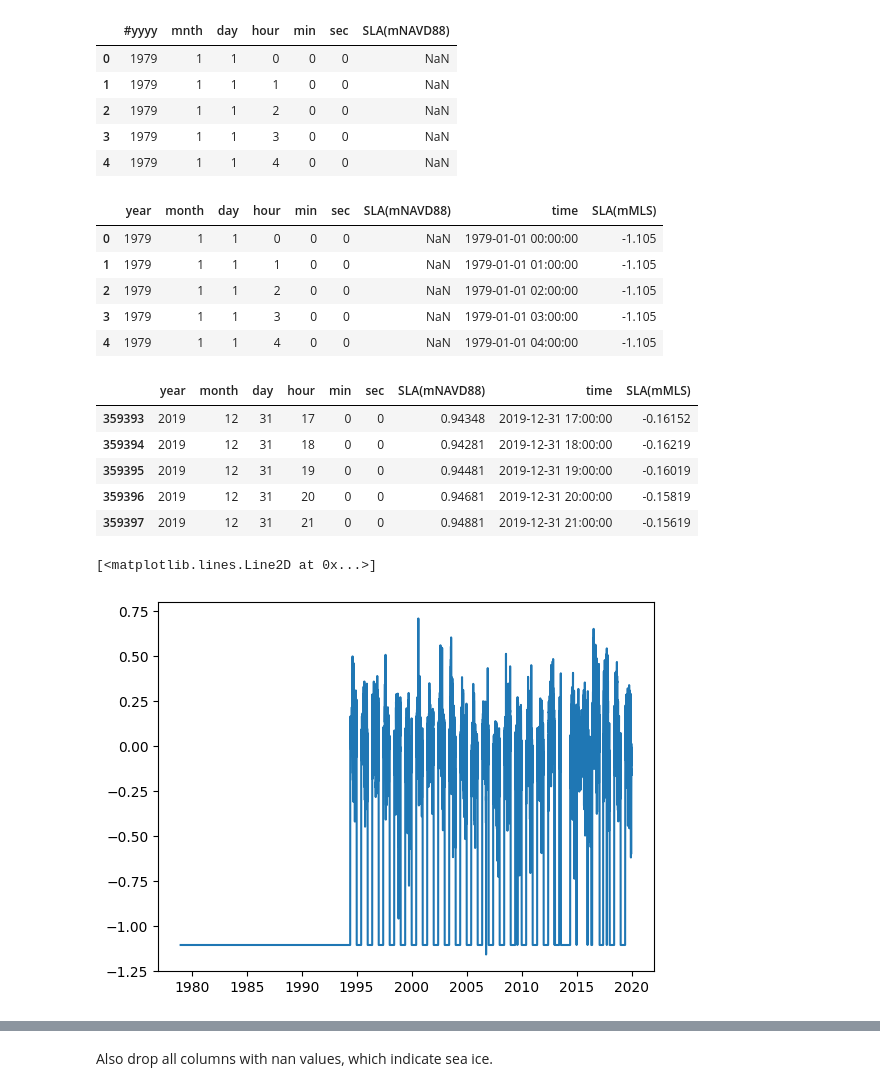
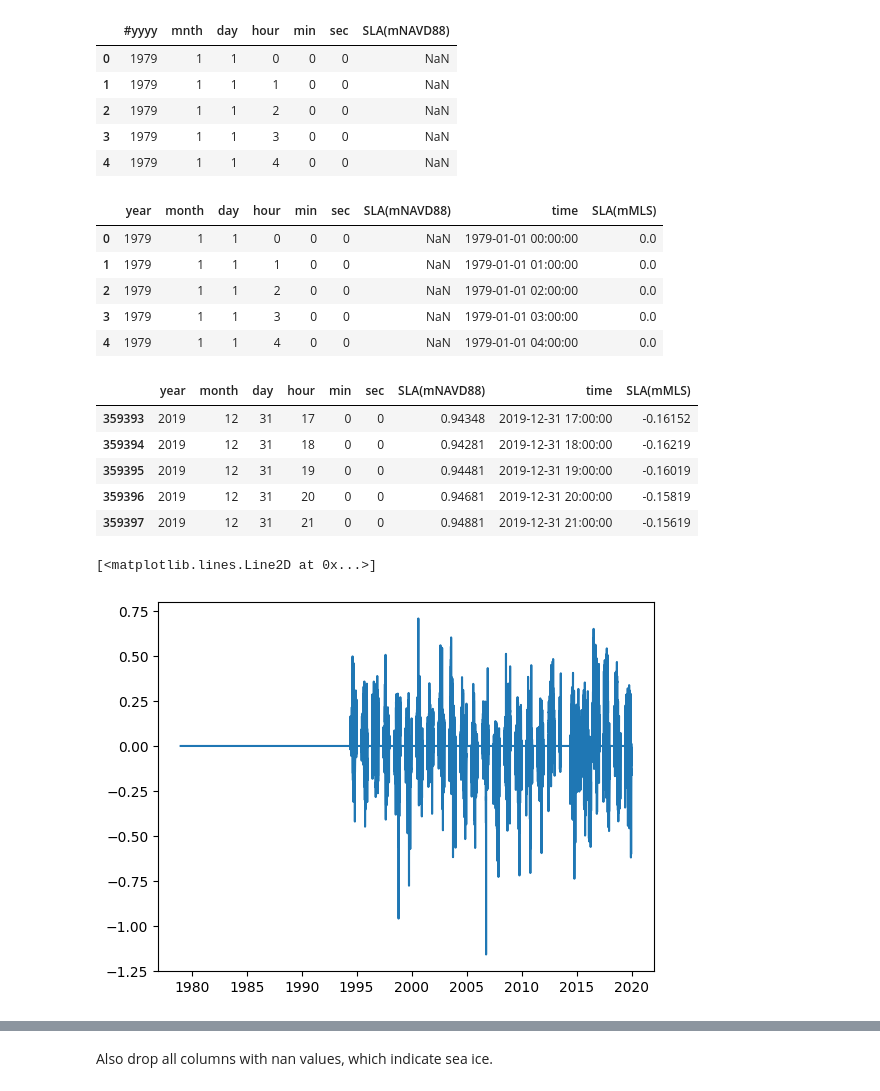
Before and after one commit to khdebruijn/thermo-morphological-model, a Jupyter notebook: database/engelstad_and_nederhoff_waves_to_timeseries.ipynb, the cells around one changed output, grey strips where cells are left out. Saved outputs shown, nothing was run; the diff lists cells and outputs as text; code cells hidden in the pictures.

```diff
--- a/database/engelstad_and_nederhoff_waves_to_timeseries.ipynb
+++ b/database/engelstad_and_nederhoff_waves_to_timeseries.ipynb
@@ -449,34 +449,34 @@ df_anomaly.head()
 # %%
 # add time column
 df_anomaly.rename(columns={"#yyyy":'year', 'mnth':'month'}, inplace=True)
 df_anomaly['time'] = pd.to_datetime(df_anomaly[['year', 'month', 'day', 'hour']])
 
 # replace nan values with zero and convert to MSL
-df_anomaly['SLA(mMLS)'] = df_anomaly['SLA(mNAVD88)'].fillna(0) - conversion_value
+df_anomaly['SLA(mMLS)'] = (df_anomaly['SLA(mNAVD88)']- conversion_value).fillna(0)
 
 # finally, only keep values in our date range
 df_anomaly = df_anomaly[(df_anomaly['time'] >= pd.Timestamp(start_time)) & (df_anomaly['time'] <= pd.Timestamp(end_time))]
 
 # let's see the result
 display(df_anomaly.head())
 display(df_anomaly.tail())
 
 plt.plot(df_anomaly.time.values, df_anomaly['SLA(mMLS)'].values)
 # %% [output]
 |  | year | month | day | hour | min | sec | SLA(mNAVD88) | time | SLA(mMLS) |
-| 0 | 1979 | 1 | 1 | 0 | 0 | 0 | NaN | 1979-01-01 00:00:00 | -1.105 |
-| 1 | 1979 | 1 | 1 | 1 | 0 | 0 | NaN | 1979-01-01 01:00:00 | -1.105 |
-| 2 | 1979 | 1 | 1 | 2 | 0 | 0 | NaN | 1979-01-01 02:00:00 | -1.105 |
-| 3 | 1979 | 1 | 1 | 3 | 0 | 0 | NaN | 1979-01-01 03:00:00 | -1.105 |
-| 4 | 1979 | 1 | 1 | 4 | 0 | 0 | NaN | 1979-01-01 04:00:00 | -1.105 |
+| 0 | 1979 | 1 | 1 | 0 | 0 | 0 | NaN | 1979-01-01 00:00:00 | 0.0 |
+| 1 | 1979 | 1 | 1 | 1 | 0 | 0 | NaN | 1979-01-01 01:00:00 | 0.0 |
+| 2 | 1979 | 1 | 1 | 2 | 0 | 0 | NaN | 1979-01-01 02:00:00 | 0.0 |
+| 3 | 1979 | 1 | 1 | 3 | 0 | 0 | NaN | 1979-01-01 03:00:00 | 0.0 |
+| 4 | 1979 | 1 | 1 | 4 | 0 | 0 | NaN | 1979-01-01 04:00:00 | 0.0 |
 |  | year | month | day | hour | min | sec | SLA(mNAVD88) | time | SLA(mMLS) |
 | 359393 | 2019 | 12 | 31 | 17 | 0 | 0 | 0.94348 | 2019-12-31 17:00:00 | -0.16152 |
 | 359394 | 2019 | 12 | 31 | 18 | 0 | 0 | 0.94281 | 2019-12-31 18:00:00 | -0.16219 |
 | 359395 | 2019 | 12 | 31 | 19 | 0 | 0 | 0.94481 | 2019-12-31 19:00:00 | -0.16019 |
 | 359396 | 2019 | 12 | 31 | 20 | 0 | 0 | 0.94681 | 2019-12-31 20:00:00 | -0.15819 |
 | 359397 | 2019 | 12 | 31 | 21 | 0 | 0 | 0.94881 | 2019-12-31 21:00:00 | -0.15619 |
 [<matplotlib.lines.Line2D at 0x...>]
-[figure, old version]
+[figure, new version]
 # %%
 # first we resample to the correct temporal resolution, and we add the conversion values
 time_hourly = pd.to_datetime(ds.time.values).floor("h")
```
Also changed, not shown: parts of 5 cells of this notebook.
